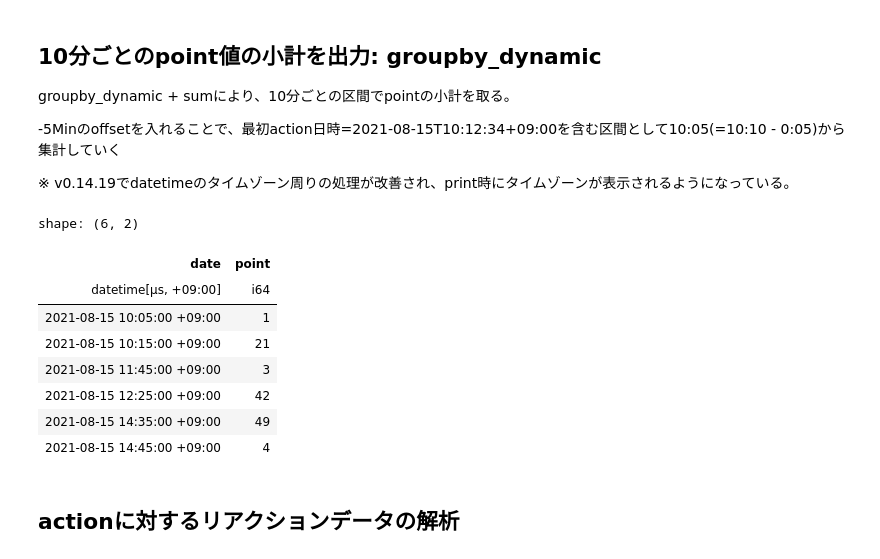
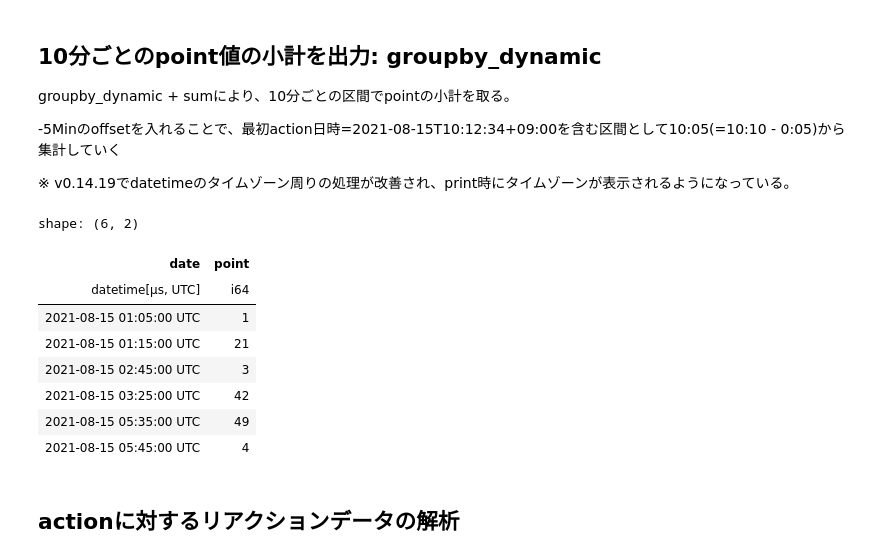
Before and after one commit to Niccari/pandas_polars_processing_example, a Jupyter notebook: polars_processing_example.ipynb, the cells around one changed output. Cells and saved outputs as stored; diff of their text form; code cells hidden in the pictures.

```diff
--- a/polars_processing_example.ipynb
+++ b/polars_processing_example.ipynb
@@ -295,29 +306,31 @@ groupby_dynamic + sumにより、10分ごとの区間でpointの小計を取る
 # %%
 df_actions_date = df_actions.clone()
 df_actions_date = df_actions_date.with_columns(
     pl.col("date").str.strptime(
         pl.Datetime, "%Y-%m-%dT%H:%M:%S%z"
     )
 )
-df_actions_date[["date", "point"]] \
+# pre-sort needed from v0.18.0
+# https://github.com/pola-rs/polars/pull/8994
+df_actions_date[["date", "point"]].sort(["date"]) \
     .groupby_dynamic(
         "date",
         every="10m",
         offset="-5m"    # FIXME: offset may not work?
     ) \
     .agg([
         pl.col("point").sum(),
     ])
 # %% [output]
 shape: (6, 2)
 | date | point |
-| datetime[μs, +09:00] | i64 |
-| 2021-08-15 10:05:00 +09:00 | 1 |
-| 2021-08-15 10:15:00 +09:00 | 21 |
-| 2021-08-15 11:45:00 +09:00 | 3 |
-| 2021-08-15 12:25:00 +09:00 | 42 |
-| 2021-08-15 14:35:00 +09:00 | 49 |
-| 2021-08-15 14:45:00 +09:00 | 4 |
+| datetime[μs, UTC] | i64 |
+| 2021-08-15 01:05:00 UTC | 1 |
+| 2021-08-15 01:15:00 UTC | 21 |
+| 2021-08-15 02:45:00 UTC | 3 |
+| 2021-08-15 03:25:00 UTC | 42 |
+| 2021-08-15 05:35:00 UTC | 49 |
+| 2021-08-15 05:45:00 UTC | 4 |
 # %% [markdown]
 ## actionに対するリアクションデータの解析
 # %%
```
Also changed, not shown: parts of 15 cells of this notebook, 6 other files.
